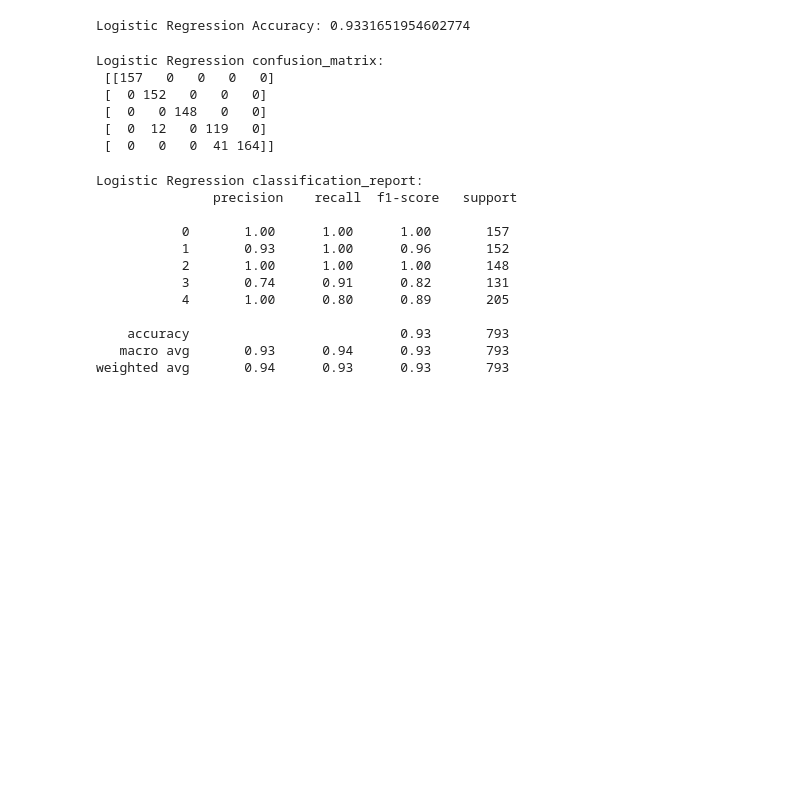
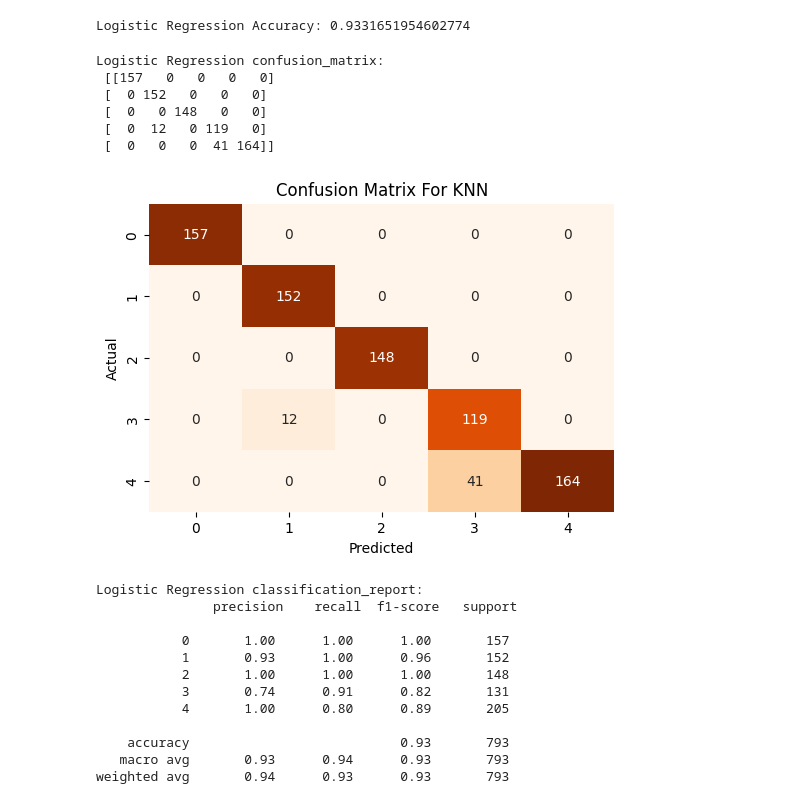
Before and after one commit to salmaax/Machine-Learning, a Jupyter notebook: Fruits360.ipynb, the cells around one changed output. Cells and saved outputs as stored; diff of their text form; code cells hidden in the pictures; blank space fills up the shorter version.

Commit message:
added confusion matrix graph

```diff
--- a/Fruits360.ipynb
+++ b/Fruits360.ipynb
@@ -77,15 +76,26 @@ from sklearn.metrics import confusion_matrix, classification_report, accuracy_sc
 print("Logistic Regression Accuracy:", accuracy_score(test_labels, labels_pred))
 # %% [output]
 Logistic Regression Accuracy: 0.9331651954602774
-# %%
-print("Logistic Regression confusion_matrix:\n", confusion_matrix(labels_pred,test_labels))
-# %% [output]
-Logistic Regression confusion_matrix:
- [[157   0   0   0   0]
- [  0 152   0   0   0]
- [  0   0 148   0   0]
- [  0  12   0 119   0]
- [  0   0   0  41 164]]
+# %%
+print("Logistic Regression confusion_matrix:\n", confusion_matrix(labels_pred,test_labels))
+
+cm = confusion_matrix(labels_pred,test_labels)
+plt.figure(figsize=(6, 4))
+sns.heatmap(cm, annot=True, fmt='d', cmap='Oranges', cbar=False)
+plt.title('Confusion Matrix For KNN')
+plt.xlabel('Predicted')
+plt.ylabel('Actual')
+
+plt.show()
+plt.close()
+# %% [output]
+Logistic Regression confusion_matrix:
+ [[157   0   0   0   0]
+ [  0 152   0   0   0]
+ [  0   0 148   0   0]
+ [  0  12   0 119   0]
+ [  0   0   0  41 164]]
+[figure, added]
 # %%
 print("Logistic Regression classification_report:\n", classification_report(labels_pred,test_labels))
 # %% [output]
```
Also changed, not shown: parts of 7 cells of this notebook.
